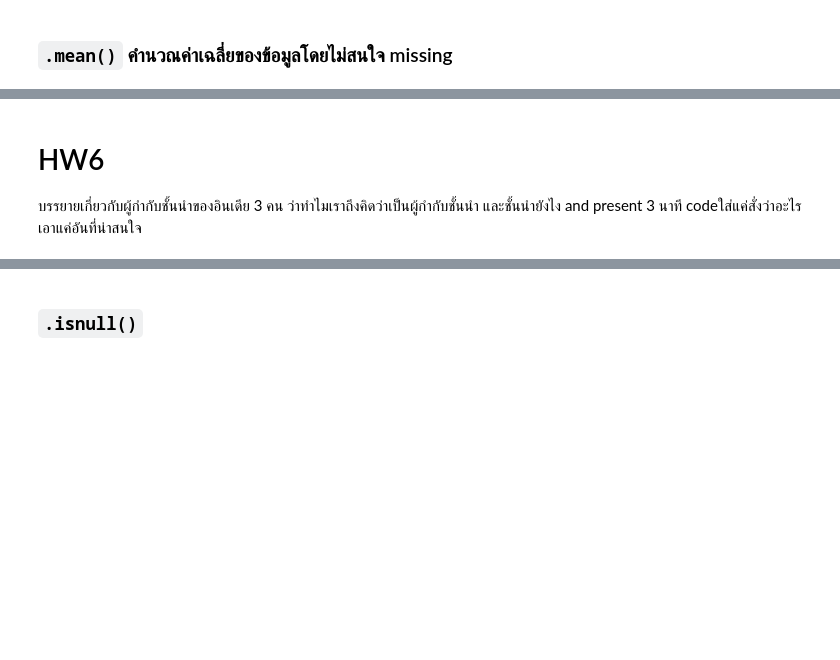
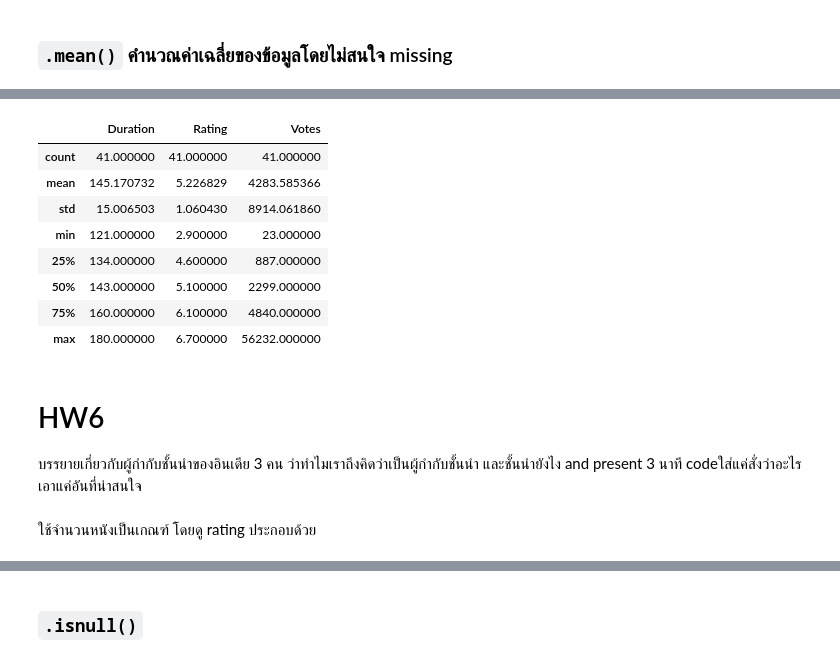
Before and after one commit to thanaprondtn/python_dataviz2024, a Jupyter notebook: Pandas_101_2024.ipynb, the cells around one changed output, grey strips where cells are left out. Cells and saved outputs as stored; diff of their text form; code cells hidden in the pictures; blank space fills up the shorter version.

```diff
--- a/Pandas_101_2024.ipynb
+++ b/Pandas_101_2024.ipynb
@@ -1068,3 +1083,17 @@ NameError: name 'most_prolific_director' is not defined
+# %%
+movie_df[movie_df['Director'] == top_director].describe()
+# %% [output]
+|  | Duration | Rating | Votes |
+| count | 41.000000 | 41.000000 | 41.000000 |
+| mean | 145.170732 | 5.226829 | 4283.585366 |
+| std | 15.006503 | 1.060430 | 8914.061860 |
+| min | 121.000000 | 2.900000 | 23.000000 |
+| 25% | 134.000000 | 4.600000 | 887.000000 |
+| 50% | 143.000000 | 5.100000 | 2299.000000 |
+| 75% | 160.000000 | 6.100000 | 4840.000000 |
+| max | 180.000000 | 6.700000 | 56232.000000 |
 # %% [markdown]
 # HW6
 บรรยายเกี่ยวกับผู้กำกับชั้นนำของอินเดีย 3 คน ว่าทำไมเราถึงคิดว่าเป็นผู้กำกับชั้นนำ และชั้นนำยังไง and present 3 นาที codeใส่แค่สั่งว่าอะไร เอาแค่อันที่น่าสนใจ
+# %% [markdown]
+ใช้จำนวนหนังเป็นเกณฑ์ โดยดู rating ประกอบด้วย
```
Also changed, not shown: parts of 8 cells of this notebook.
